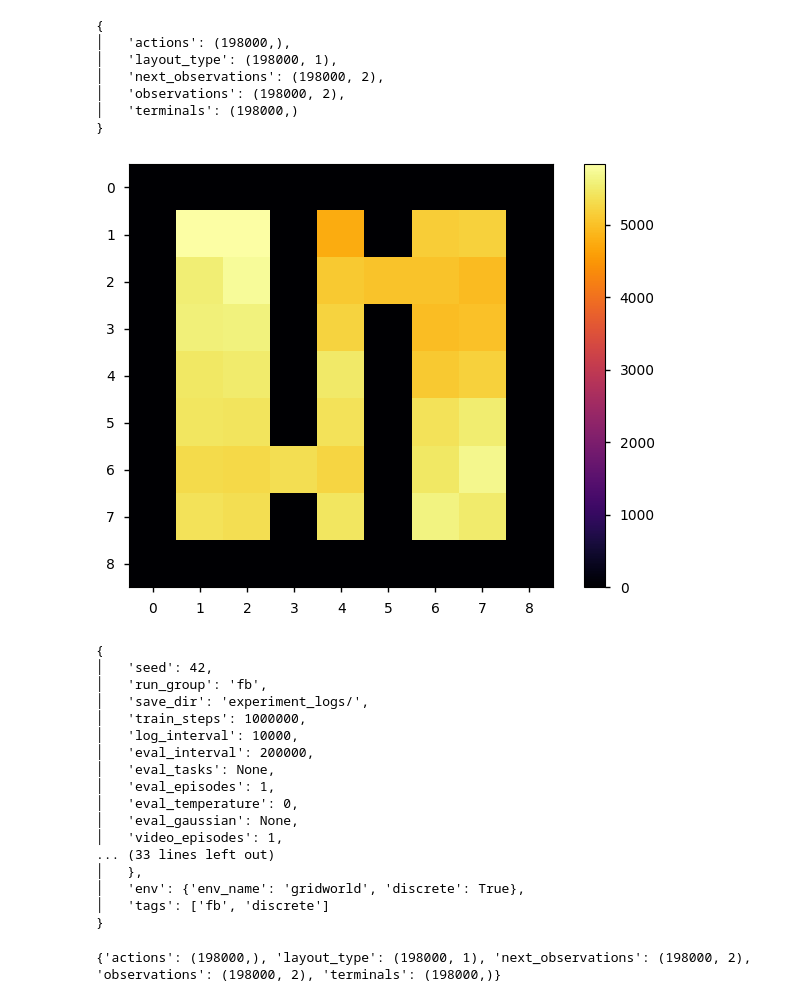
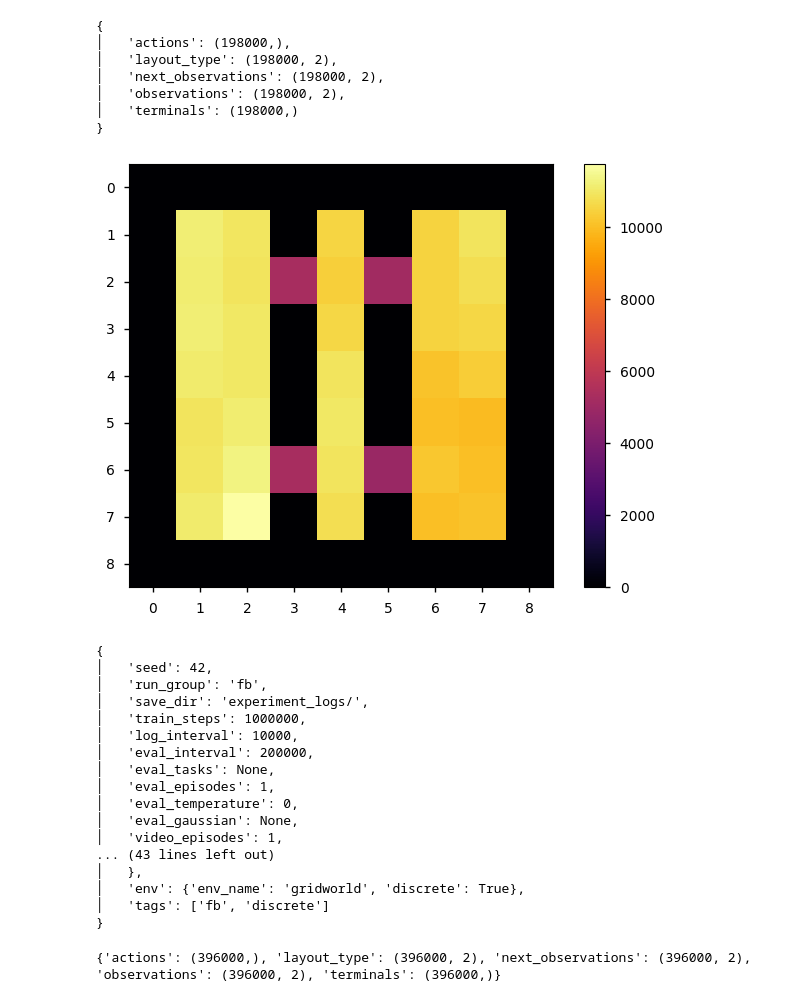
Before and after one commit to skylooop/BeliefConditionedFB, a Jupyter notebook: notebooks/in_context_fb.ipynb, the cells around one changed output. Drawn from its saved outputs; the diff is of its cells as text; code cells hidden in the pictures.

```diff
--- a/notebooks/in_context_fb.ipynb
+++ b/notebooks/in_context_fb.ipynb
@@ -51,40 +51,40 @@ mediapy.show_images(layouts, width=256, height=256)
 from envs.minigrid.env_utils import random_exploration, q_learning
 
 train_layout_data = []
-NUM_TRAIN_LAYOUTS = 1
+NUM_TRAIN_LAYOUTS = 2
 NUM_TRAIN_STEPS = 100
 NUM_TRAIN_EPISODES = 2000
 
 for i in tqdm(range(NUM_TRAIN_LAYOUTS)):
     env = DynamicsGeneralization_Doors(render_mode="rgb_array", highlight=False, max_steps=NUM_TRAIN_STEPS, agent_start_pos=None) # comment agent_start_pos for same start pos
     env._gen_grid = partial(env._gen_grid, layout_type=i)
     env = MinigridWrapper(env)
     dataset, env = random_exploration(env, num_episodes=NUM_TRAIN_EPISODES, layout_type=i, num_mdp=NUM_TRAIN_LAYOUTS)
     #dataset, env = q_learning(env, num_episodes=NUM_TRAIN_EPISODES, layout_type=i, epsilon=0.75, num_mdp=NUM_TRAIN_LAYOUTS)
     train_layout_data.append(dataset)
 
 # ds, env = random_exploration(env)
 # env.visualize_coverage()
 pprint(jax.tree.map(lambda x: x.shape, train_layout_data[0]))
 
 coverage_map = np.zeros(shape=(env.env.unwrapped.width, env.env.unwrapped.height))
 for layout in train_layout_data:
     for obs in layout['observations']:
         obs = obs.astype(np.int16)
         coverage_map[obs[1], obs[0]] += 1
 
 plt.imshow(coverage_map, cmap='inferno', vmin=0)
 plt.colorbar()
 plt.show()
 # %% [output]
 {
 │   'actions': (198000,),
-│   'layout_type': (198000, 1),
+│   'layout_type': (198000, 2),
 │   'next_observations': (198000, 2),
 │   'observations': (198000, 2),
 │   'terminals': (198000,)
 }
-[figure, old version]
+[figure, new version]
 # %%
 import functools
 from utils.datasets import Dataset, GCDataset
@@ -116,11 +116,11 @@ gc_whole_dataset = GCDataset(whole_dataset, config=fb_config['agent'])
 │   'eval_temperature': 0,
 │   'eval_gaussian': None,
 │   'video_episodes': 1,
-... (33 lines left out)
+... (43 lines left out)
 │   },
 │   'env': {'env_name': 'gridworld', 'discrete': True},
 │   'tags': ['fb', 'discrete']
 }
-{'actions': (198000,), 'layout_type': (198000, 1), 'next_observations': (198000, 2), 'observations': (198000, 2), 'terminals': (198000,)}
+{'actions': (396000,), 'layout_type': (396000, 2), 'next_observations': (396000, 2), 'observations': (396000, 2), 'terminals': (396000,)}
 # %%
 sys.path.append("..")
```
Also changed, not shown: parts of 6 cells of this notebook, 8 other files.
